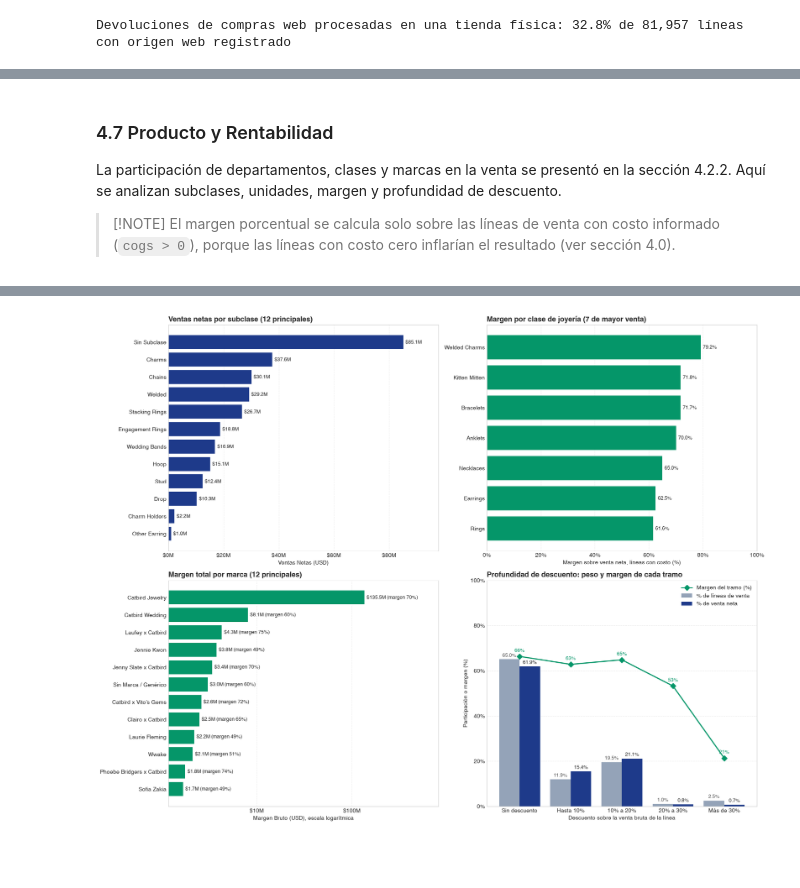
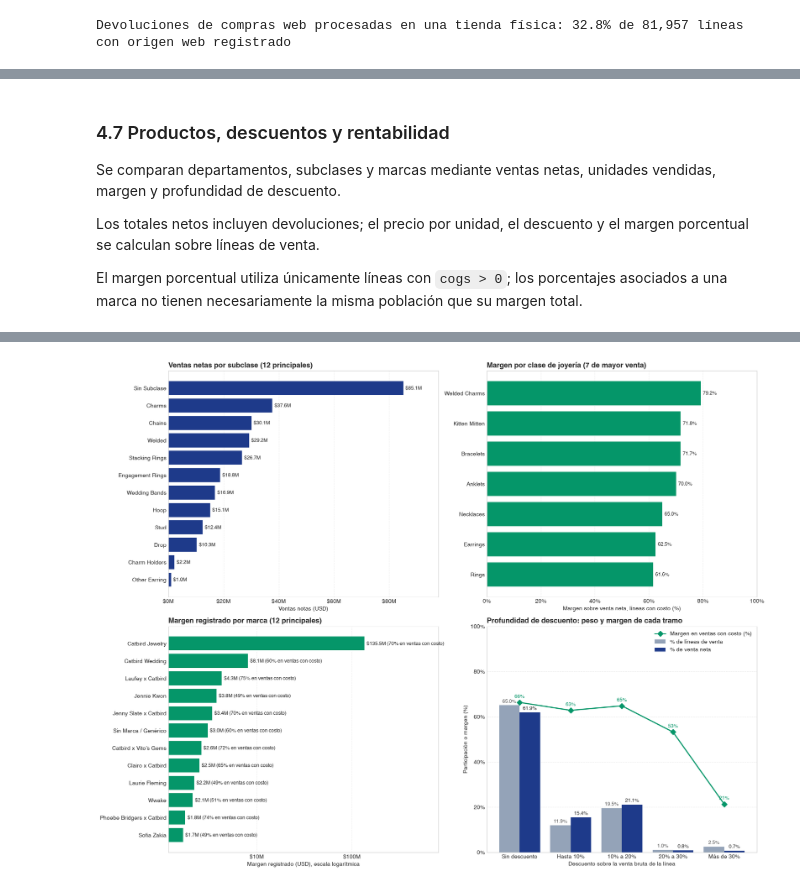
Before and after one commit to geramargonzalez/sales-revenue-datascience, a Jupyter notebook: sales-revenue-jewery.ipynb, the cells around one changed output, grey strips where cells are left out. Drawn from its saved outputs; the diff is of its cells as text; code cells hidden in the pictures; blank space fills up the shorter version.

```diff
--- a/sales-revenue-jewery.ipynb
+++ b/sales-revenue-jewery.ipynb
@@ -268,9 +346,9 @@ df_nulos = df_nulos[df_nulos['Valores Nulos'] > 0].sort_values(by='Valores Nulos
 
 # Añadir clasificación contextual de negocio
 clasificacion_negocio = {
-    'return_reason': 'Nulo Estructural (Solo aplica en Devolución)',
-    'return_lag_days': 'Nulo Estructural (Solo aplica en Devolución)',
-    'orig_location_name': 'Nulo Estructural (Solo aplica en Devolución)',
+    'return_reason': 'No aplicable en ventas; puede faltar en devoluciones',
+    'return_lag_days': 'No aplicable o desconocido según la operación',
+    'orig_location_name': 'Origen no aplicable o no informado',
     'ship_to_postal': 'Condicional por Canal (Físico vs Web)',
     'subclass1': 'Jerarquía de Catálogo (Nivel 3)',
     'markdown': 'Financiero (MSRP pleno, rebaja = $0)',
@@ -317,9 +395,10 @@ sns.barplot(
     palette='mako',
     legend=False
 )
-axes[0].set_title('Porcentaje de Valores Faltantes por Columna', fontsize=13, fontweight='bold', pad=10)
-axes[0].set_xlabel('Porcentaje de Nulos (%)', fontsize=11)
-axes[0].set_ylabel('Columna', fontsize=11)
+axes[0].set_title('Valores faltantes por variable', fontsize=13, fontweight='bold', pad=10)
+axes[0].set_xlabel('Líneas con dato faltante (%)', fontsize=11)
+axes[0].set_ylabel('Variable', fontsize=11)
+axes[0].set_yticks(range(len(df_nulos)), [ETIQUETAS_VARIABLES.get(c, c) for c in df_nulos.index])
 axes[0].set_xlim(0, 115)
 
 for p in axes[0].patches:
@@ -363,11 +442,13 @@ sns.barplot(
     ax=axes[1],
     palette='Set2'
 )
-axes[1].set_title('Evidencia de Nulos Condicionales y Estructurales', fontsize=13, fontweight='bold', pad=10)
-axes[1].set_xlabel('Porcentaje de Nulos (%)', fontsize=11)
-axes[1].set_ylabel('Segmento Analizado', fontsize=11)
+axes[1].set_title('Datos faltantes según canal y tipo de línea', fontsize=13, fontweight='bold', pad=10)
+axes[1].set_xlabel('Líneas con dato faltante (%)', fontsize=11)
+axes[1].set_ylabel('Segmento analizado', fontsize=11)
 axes[1].set_xlim(0, 115)
-axes[1].legend(title='Variable Evaluada', loc='lower right')
+leyenda = axes[1].legend(title='Variable', loc='upper right')
+for texto in leyenda.get_texts():
+    texto.set_text(ETIQUETAS_VARIABLES.get(texto.get_text(), texto.get_text()))
 
 for p in axes[1].patches:
     ancho = p.get_width()
@@ -1805,10 +1861,11 @@ Rezago con valor mayor que cero: mediana 20 días, p75 50 días (115,812 líneas
 # %% [markdown]
-### 4.7 Producto y Rentabilidad
+### 4.7 Productos, descuentos y rentabilidad
 
-La participación de departamentos, clases y marcas en la venta se presentó en la sección 4.2.2. Aquí se analizan subclases, unidades, margen y profundidad de descuento.
+Se comparan departamentos, subclases y marcas mediante ventas netas, unidades vendidas, margen y profundidad de descuento.
 
-> [!NOTE]
-> El margen porcentual se calcula solo sobre las líneas de venta con costo informado (`cogs > 0`), porque las líneas con costo cero inflarían el resultado (ver sección 4.0).
+Los totales netos incluyen devoluciones; el precio por unidad, el descuento y el margen porcentual se calculan sobre líneas de venta.
+
+El margen porcentual utiliza únicamente líneas con `cogs > 0`; los porcentajes asociados a una marca no tienen necesariamente la misma población que su margen total.
 # %%
 # Resumen por departamento de mercancía: venta, unidades, margen y descuento
 # Se omiten System (cargos y misceláneos) y las 5 líneas sin departamento
@@ -1869,7 +1926,7 @@ ax.bar_label(barras, labels=[f'${v / 1e6:.1f}M' for v in venta_subclase.values],
 ax.set_xlim(0, venta_subclase.max() * 1.15)
 ax.xaxis.set_major_formatter(fmt_millones)
 ax.set_title('Ventas netas por subclase (12 principales)', loc='left', fontsize=13, fontweight='bold')
-ax.set_xlabel('Ventas Netas (USD)')
+ax.set_xlabel('Ventas netas (USD)')
 ax.grid(axis='y', visible=False)
 
 ax = axes[0, 1]
@@ -1883,36 +1940,36 @@ ax.grid(axis='y', visible=False)
 
 ax = axes[1, 0]
 barras = ax.barh(margen_marca.index, margen_marca.values, color=COLOR_MARGEN)
-ax.bar_label(barras, labels=[f'${v / 1e6:.1f}M (margen {p:.0f}%)' for v, p in zip(margen_marca.values, margen_marca_pct.values)],
+ax.bar_label(barras, labels=[f'${v / 1e6:.1f}M ({p:.0f}% en ventas con costo)' for v, p in zip(margen_marca.values, margen_marca_pct.values)],
              padding=4, fontsize=9)
 ax.set_xscale('log')
 ax.set_xlim(margen_marca.min() * 0.7, margen_marca.max() * 6)
 ax.xaxis.set_major_formatter(fmt_millones)
 ax.tick_params(axis='x', which='minor', labelbottom=False)
-ax.set_title('Margen total por marca (12 principales)', loc='left', fontsize=13, fontweight='bold')
-ax.set_xlabel('Margen Bruto (USD), escala logarítmica')
+ax.set_title('Margen registrado por marca (12 principales)', loc='left', fontsize=13, fontweight='bold')
+ax.set_xlabel('Margen registrado (USD), escala logarítmica')
 ax.grid(axis='y', visible=False)
 
 ax = axes[1, 1]
 posiciones = np.arange(len(por_tramo))
 b1 = ax.bar(posiciones - 0.2, por_tramo['% de líneas'], width=0.4, color=COLOR_NEUTRO_CLARO, label='% de líneas de venta')
 b2 = ax.bar(posiciones + 0.2, por_tramo['% de venta neta'], width=0.4, color=COLOR_PRIMARIO, label='% de venta neta')
 ax.bar_label(b1, fmt='%.1f%%', padding=3, fontsize=9, color='#555555')
 ax.bar_label(b2, fmt='%.1f%%', padding=3, fontsize=9)
-ax.plot(posiciones, por_tramo['Margen (%)'], marker='D', markersize=7, linewidth=2, color=COLOR_MARGEN, label='Margen del tramo (%)')
+ax.plot(posiciones, por_tramo['Margen (%)'], marker='D', markersize=7, linewidth=2, color=COLOR_MARGEN, label='Margen en ventas con costo (%)')
 for x, m in zip(posiciones, por_tramo['Margen (%)']):
     ax.annotate(f'{m:.0f}%', (x, m), xytext=(0, 8), textcoords='offset points', ha='center', fontsize=9, color=COLOR_MARGEN)
 ax.set_xticks(posiciones, por_tramo.index.astype(str))
 ax.set_ylim(0, 100)
 ax.yaxis.set_major_formatter(fmt_porcentaje)
 ax.set_title('Profundidad de descuento: peso y margen de cada tramo', loc='left', fontsize=13, fontweight='bold')
 ax.set_xlabel('Descuento sobre la venta bruta de la línea')
 ax.set_ylabel('Participación o margen (%)')
 ax.grid(axis='x', visible=False)
 ax.legend(loc='upper right')
 
 plt.tight_layout()
 plt.show()
 # %% [output]
-[figure, old version]
+[figure, new version]
 # %% [markdown]
```
Also changed, not shown: parts of 56 cells of this notebook, 1 other file.
